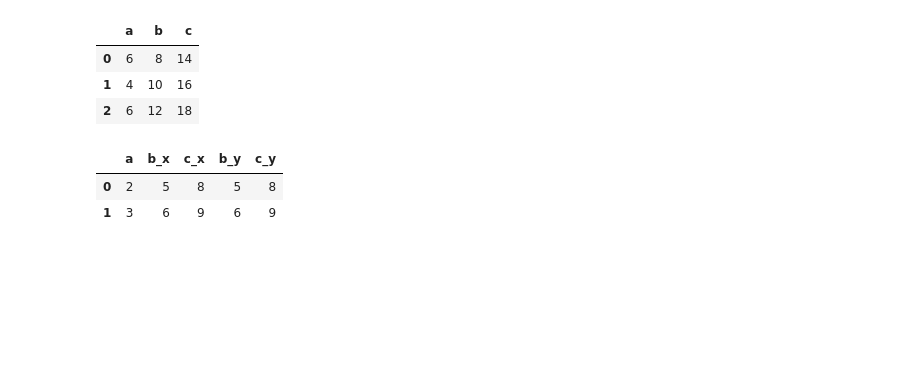
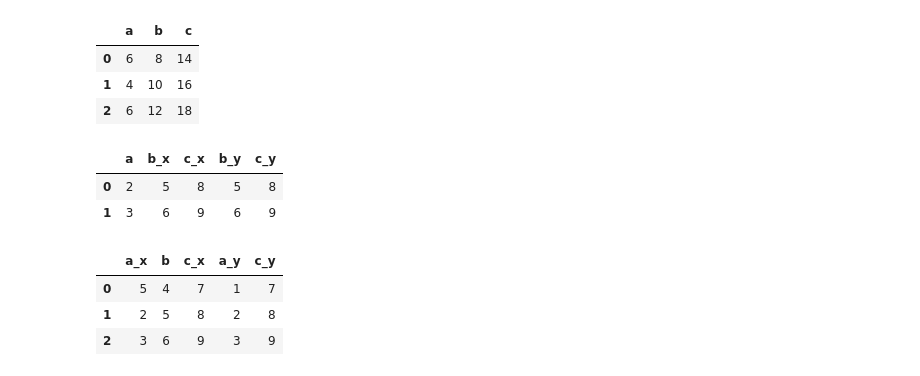
Before and after one commit to hossain-sanowar/oops_concept, a Jupyter notebook: oops_concept/pandas.ipynb, the cells around one changed output. Drawn from its saved outputs; the diff is of its cells as text; code cells hidden in the pictures; blank space fills up the shorter version.

Commit message:
left merge

```diff
--- a/oops_concept/pandas.ipynb
+++ b/oops_concept/pandas.ipynb
@@ -226,3 +226,10 @@ df.merge(df1, on='a')
 |  | a | b_x | c_x | b_y | c_y |
 | 0 | 2 | 5 | 8 | 5 | 8 |
 | 1 | 3 | 6 | 9 | 6 | 9 |
+# %%
+df.merge(df1, on='b',how='left')
+# %% [output]
+|  | a_x | b | c_x | a_y | c_y |
+| 0 | 5 | 4 | 7 | 1 | 7 |
+| 1 | 2 | 5 | 8 | 2 | 8 |
+| 2 | 3 | 6 | 9 | 3 | 9 |
```
